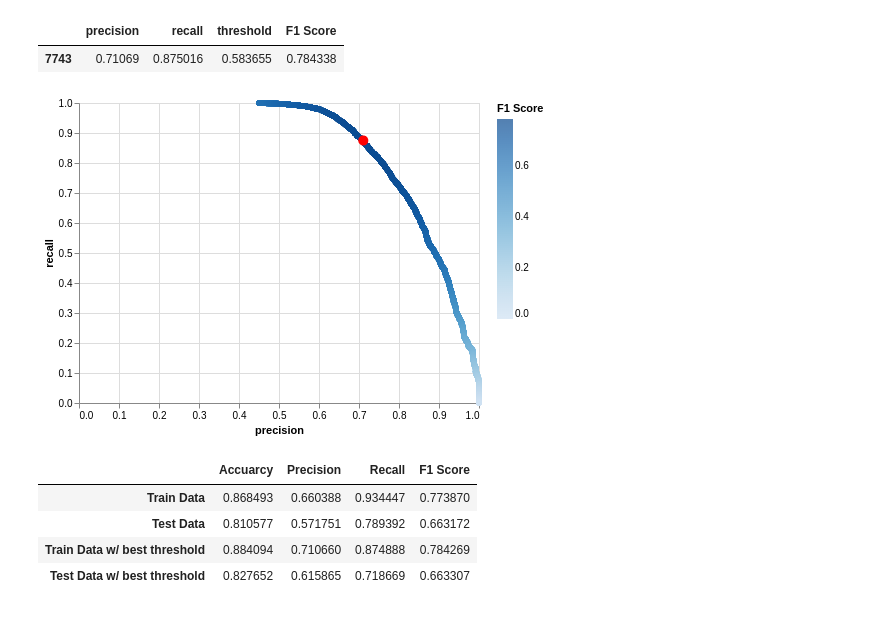
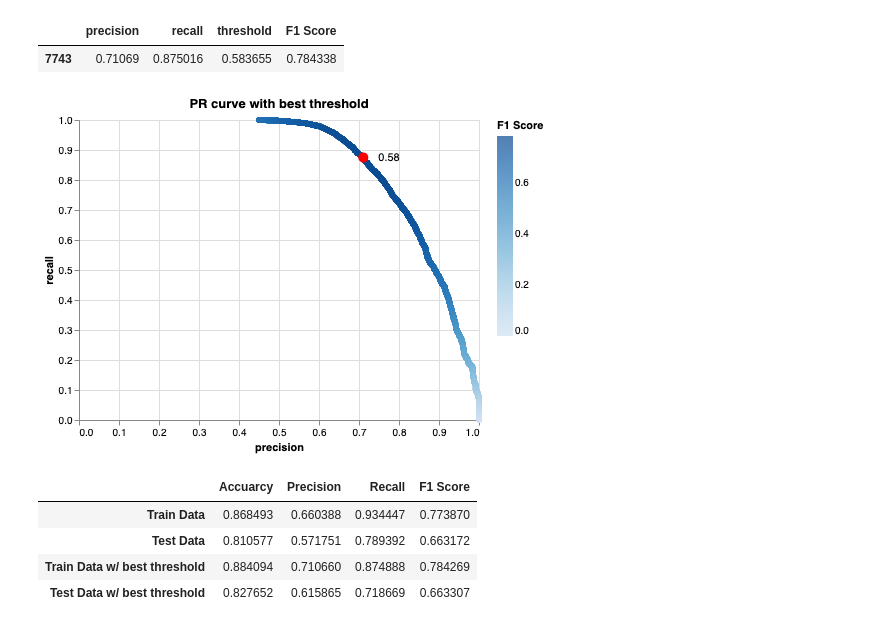
Before and after one commit to sukhleen999/census-income-prediction, a Jupyter notebook: src/model_building.ipynb, the cells around one changed output. Cells and saved outputs as stored; diff of their text form; code cells hidden in the pictures.

Commit message:
added confusion matrix, classification report and threshold label in PR curve

```diff
--- a/src/model_building.ipynb
+++ b/src/model_building.ipynb
@@ -146,0 +161,7 @@ model_perf_df
+# %%
+# Classification report for test set
+
+pipe_forest.fit(X_train, y_train)
+
+y_pred = pipe_forest.predict(X_test)
+print(classification_report(y_test, y_pred, target_names=["negative (0)", "positive (1)"]))
@@ -171,18 +203,28 @@ max_f1_df
 |  | precision | recall | threshold | F1 Score |
 | 7743 | 0.71069 | 0.875016 | 0.583655 | 0.784338 |
 # %%
+# PR curve with best threshold
+
 PR_curve_plot = alt.Chart(PR_curve_df).mark_circle().encode(
     x="precision",
     y="recall",
     color="F1 Score"
 )
-max_f1_point = alt.Chart(max_f1_df).mark_circle(color="red", size=100, opacity=1).encode(
+max_f1_point = alt.Chart(max_f1_df,
+                         title = 'PR curve with best threshold',).mark_circle(
+    color="red", size=100, opacity=1).encode(
     x="precision",
-    y="recall",
+    y="recall"
 )
-PR_curve_plot + max_f1_point
+
+text = max_f1_point.mark_text(
+    align='left',
+    baseline='middle',
+    dx=15).encode(text= alt.Text("threshold", format = ".2f"))
+
+PR_curve_plot + max_f1_point + text
 # %% [output]
-[figure, old version]
+[figure, new version]
 # %%
 # Evaluate Model with test data set with best_thres
 y_pred_train_thres = rand_search_rf.predict_proba(X_train)[:, 1] > best_thres
```
Also changed, not shown: parts of 9 cells of this notebook.
